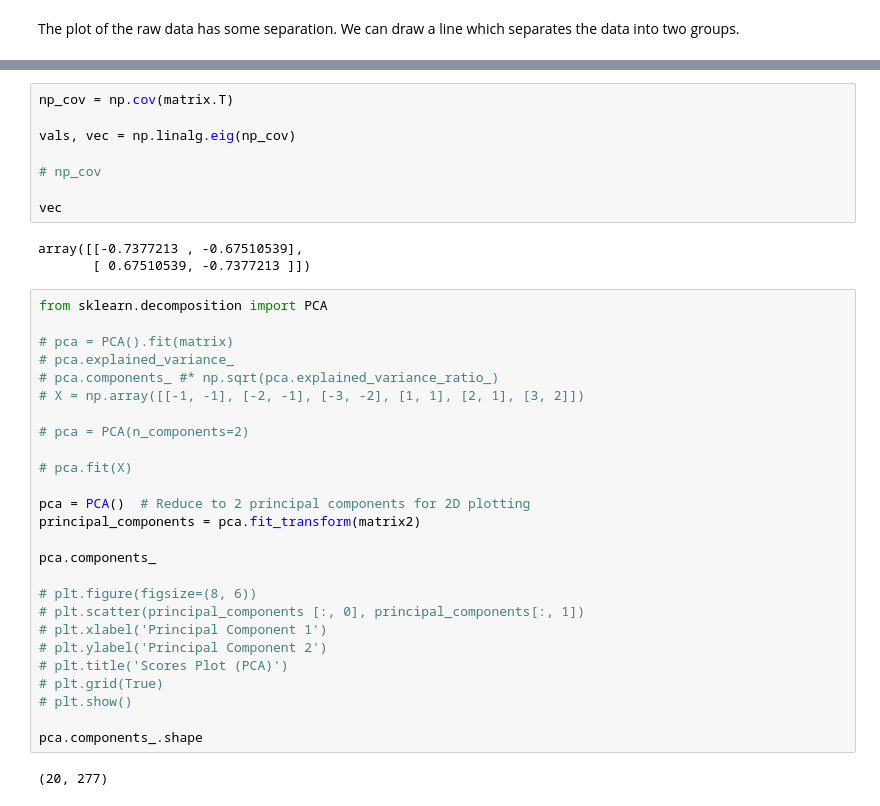
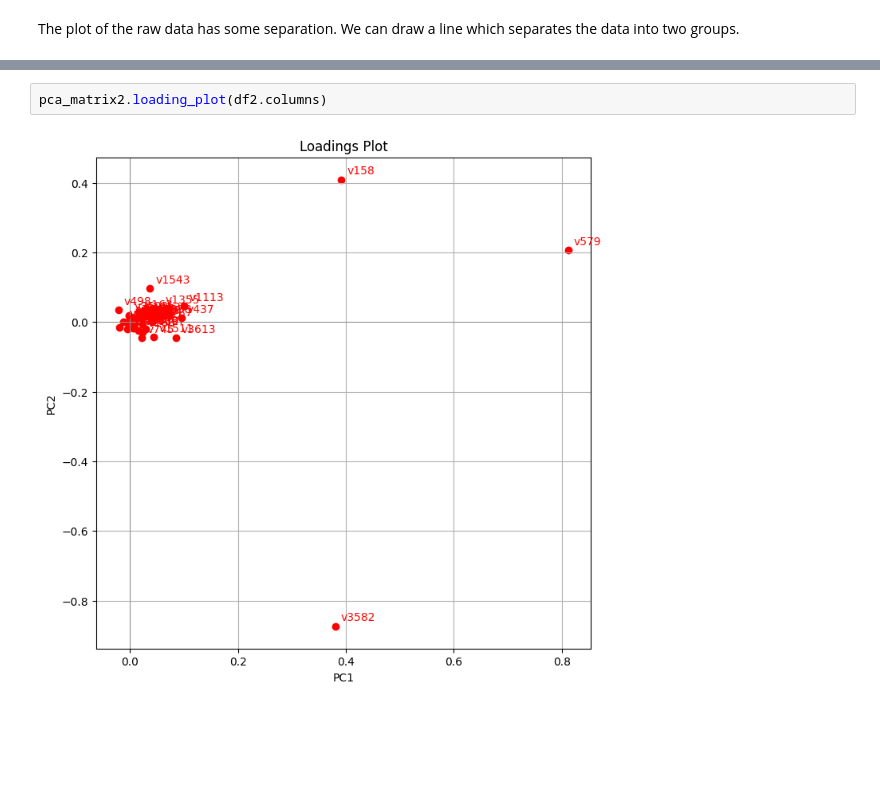
Before and after one commit to Abeoseh/machine-learning, a Jupyter notebook: homework/assignment5/assignment_5.ipynb, the cells around one changed output, grey strips where cells are left out. Saved outputs shown, nothing was run; the diff lists cells and outputs as text; blank space fills up the shorter version.

```diff
--- a/homework/assignment5/assignment_5.ipynb
+++ b/homework/assignment5/assignment_5.ipynb
@@ -291,39 +288,4 @@ array([[ 6.37708287e+07,  1.49877414e+08, -1.47579764e+08, ...,
-# %%
-np_cov = np.cov(matrix.T)
-
-vals, vec = np.linalg.eig(np_cov)
-
-# np_cov
-
-vec
-# %% [output]
-array([[-0.7377213 , -0.67510539],
-       [ 0.67510539, -0.7377213 ]])
-# %%
-from sklearn.decomposition import PCA
-
-# pca = PCA().fit(matrix)
-# pca.explained_variance_
-# pca.components_ #* np.sqrt(pca.explained_variance_ratio_)
-# X = np.array([[-1, -1], [-2, -1], [-3, -2], [1, 1], [2, 1], [3, 2]])
-
-# pca = PCA(n_components=2)
-
-# pca.fit(X)
-
-pca = PCA()  # Reduce to 2 principal components for 2D plotting
-principal_components = pca.fit_transform(matrix2)
-
-pca.components_
-
-# plt.figure(figsize=(8, 6))
-# plt.scatter(principal_components [:, 0], principal_components[:, 1])
-# plt.xlabel('Principal Component 1')
-# plt.ylabel('Principal Component 2')
-# plt.title('Scores Plot (PCA)')
-# plt.grid(True)
-# plt.show()
-
-pca.components_.shape
-# %% [output]
-(20, 277)
+# %%
+pca_matrix2.loading_plot(df2.columns)
+# %% [output]
+[figure, added]
```
Also changed, not shown: parts of 15 cells of this notebook, 3 other files.
